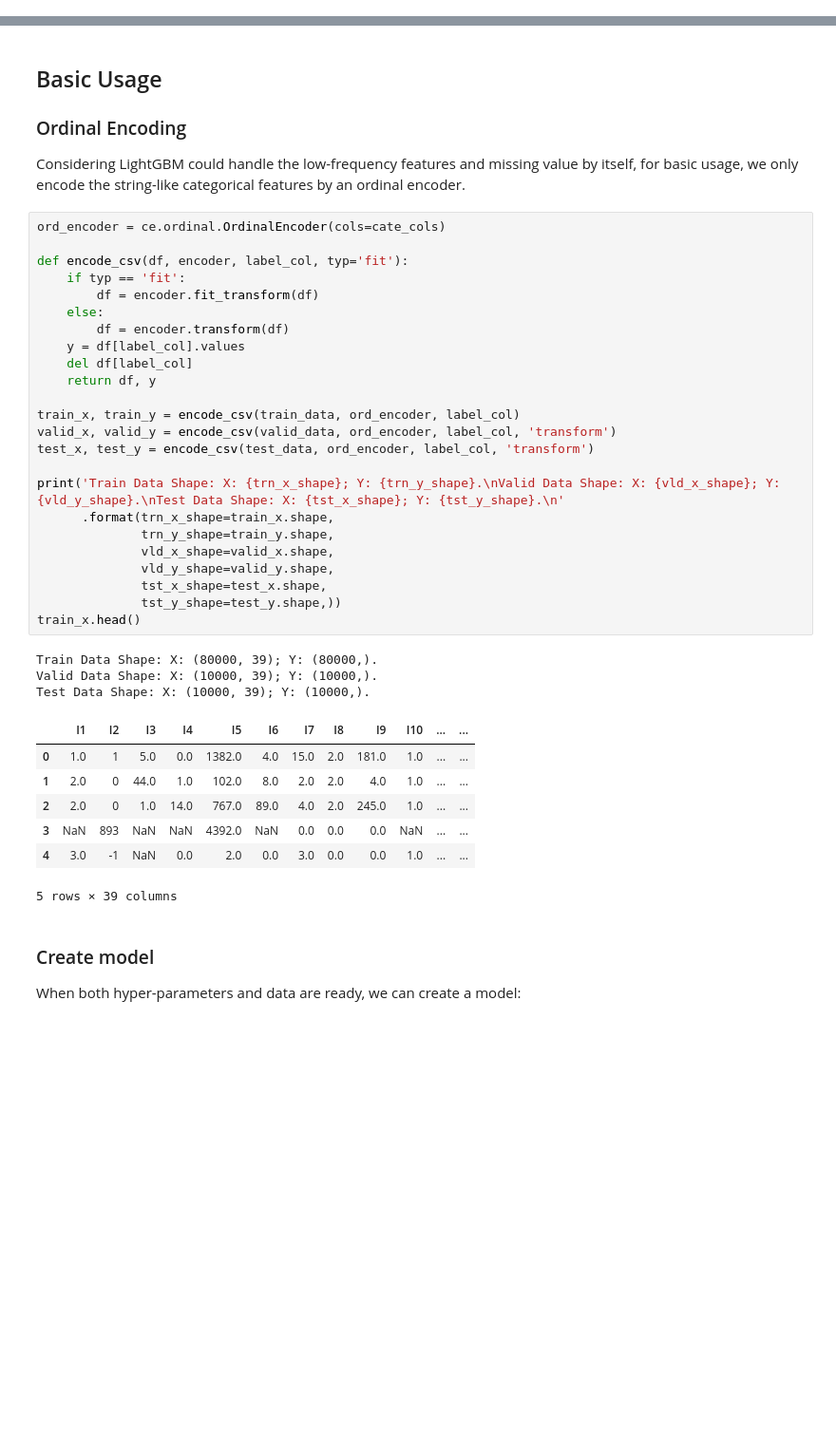
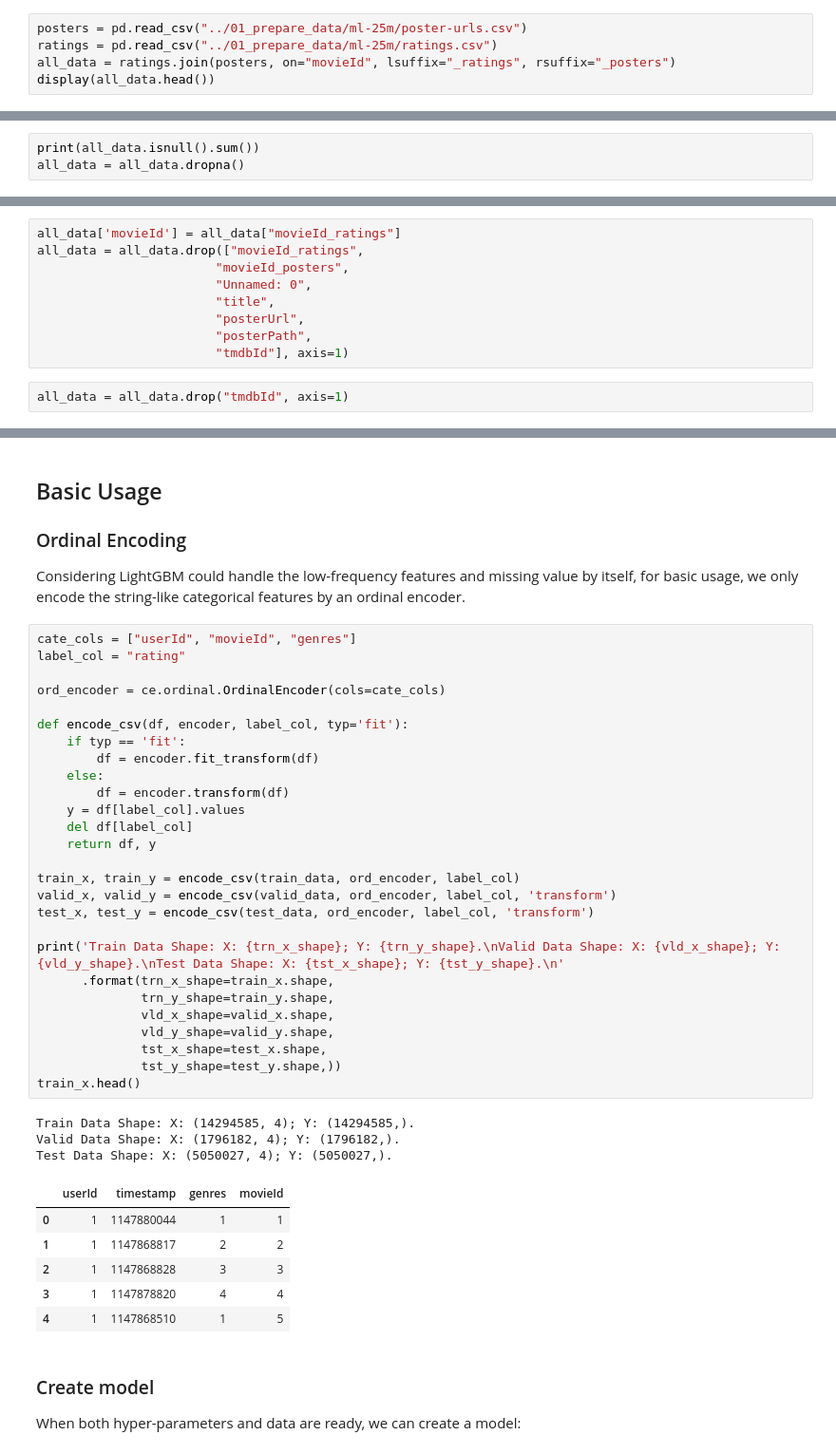
Before and after one commit to Boykai/carve, a Jupyter notebook: examples/00_quick_start/lightgbm_tinycriteo.ipynb, the cells around one changed output, grey strips where cells are left out. Shown: that part at 95% size. Cells and saved outputs as stored; diff of their text form; blank space fills up the shorter version.

Commit message:
Feature: Add Dataprep Movielens

```diff
--- a/examples/00_quick_start/lightgbm_tinycriteo.ipynb
+++ b/examples/00_quick_start/lightgbm_tinycriteo.ipynb
@@ -89,0 +73,5 @@ display(all_data.head())
+# %%
+posters = pd.read_csv("../01_prepare_data/ml-25m/poster-urls.csv")
+ratings = pd.read_csv("../01_prepare_data/ml-25m/ratings.csv")
+all_data = ratings.join(posters, on="movieId", lsuffix="_ratings", rsuffix="_posters")
+display(all_data.head())
@@ -89,0 +89,3 @@ display(all_data.head())
+# %%
+print(all_data.isnull().sum())
+all_data = all_data.dropna()
@@ -90,3 +106,14 @@ display(all_data.head())
 # %% [markdown]
 First, we cut three sets (train_data (first 80%), valid_data (middle 10%) and test_data (last 10%)), cut from the original all data. <br>
 Notably, considering the Criteo is a kind of time-series streaming data, which is also very common in recommendation scenario, we split the data by its order.
+# %%
+all_data['movieId'] = all_data["movieId_ratings"]
+all_data = all_data.drop(["movieId_ratings",
+                        "movieId_posters",
+                        "Unnamed: 0",
+                        "title",
+                        "posterUrl",
+                        "posterPath",
+                        "tmdbId"], axis=1)
+# %%
+all_data = all_data.drop("tmdbId", axis=1)
@@ -101,40 +132,42 @@ test_data = all_data.loc[0.9*length:]
 ### Ordinal Encoding
 Considering LightGBM could handle the low-frequency features and missing value by itself, for basic usage, we only encode the string-like categorical features by an ordinal encoder.
 # %%
+cate_cols = ["userId", "movieId", "genres"]
+label_col = "rating"
+
 ord_encoder = ce.ordinal.OrdinalEncoder(cols=cate_cols)
 
 def encode_csv(df, encoder, label_col, typ='fit'):
     if typ == 'fit':
         df = encoder.fit_transform(df)
     else:
         df = encoder.transform(df)
     y = df[label_col].values
     del df[label_col]
     return df, y
 
 train_x, train_y = encode_csv(train_data, ord_encoder, label_col)
 valid_x, valid_y = encode_csv(valid_data, ord_encoder, label_col, 'transform')
 test_x, test_y = encode_csv(test_data, ord_encoder, label_col, 'transform')
 
 print('Train Data Shape: X: {trn_x_shape}; Y: {trn_y_shape}.\nValid Data Shape: X: {vld_x_shape}; Y: {vld_y_shape}.\nTest Data Shape: X: {tst_x_shape}; Y: {tst_y_shape}.\n'
       .format(trn_x_shape=train_x.shape,
               trn_y_shape=train_y.shape,
               vld_x_shape=valid_x.shape,
               vld_y_shape=valid_y.shape,
               tst_x_shape=test_x.shape,
               tst_y_shape=test_y.shape,))
 train_x.head()
 # %% [output]
-Train Data Shape: X: (80000, 39); Y: (80000,).
-Valid Data Shape: X: (10000, 39); Y: (10000,).
-Test Data Shape: X: (10000, 39); Y: (10000,).
+Train Data Shape: X: (14294585, 4); Y: (14294585,).
+Valid Data Shape: X: (1796182, 4); Y: (1796182,).
+Test Data Shape: X: (5050027, 4); Y: (5050027,).
-|  | I1 | I2 | I3 | I4 | I5 | I6 | I7 | I8 | I9 | I10 | ... | ... |
-| 0 | 1.0 | 1 | 5.0 | 0.0 | 1382.0 | 4.0 | 15.0 | 2.0 | 181.0 | 1.0 | ... | ... |
-| 1 | 2.0 | 0 | 44.0 | 1.0 | 102.0 | 8.0 | 2.0 | 2.0 | 4.0 | 1.0 | ... | ... |
-| 2 | 2.0 | 0 | 1.0 | 14.0 | 767.0 | 89.0 | 4.0 | 2.0 | 245.0 | 1.0 | ... | ... |
-| 3 | NaN | 893 | NaN | NaN | 4392.0 | NaN | 0.0 | 0.0 | 0.0 | NaN | ... | ... |
-| 4 | 3.0 | -1 | NaN | 0.0 | 2.0 | 0.0 | 3.0 | 0.0 | 0.0 | 1.0 | ... | ... |
+|  | userId | timestamp | genres | movieId |
+| 0 | 1 | 1147880044 | 1 | 1 |
+| 1 | 1 | 1147868817 | 2 | 2 |
+| 2 | 1 | 1147868828 | 3 | 3 |
+| 3 | 1 | 1147878820 | 4 | 4 |
+| 4 | 1 | 1147868510 | 1 | 5 |
-5 rows × 39 columns
 # %% [markdown]
 ### Create model
 When both hyper-parameters and data are ready, we can create a model:
```
Also changed, not shown: parts of 8 cells of this notebook, 3 other files.
